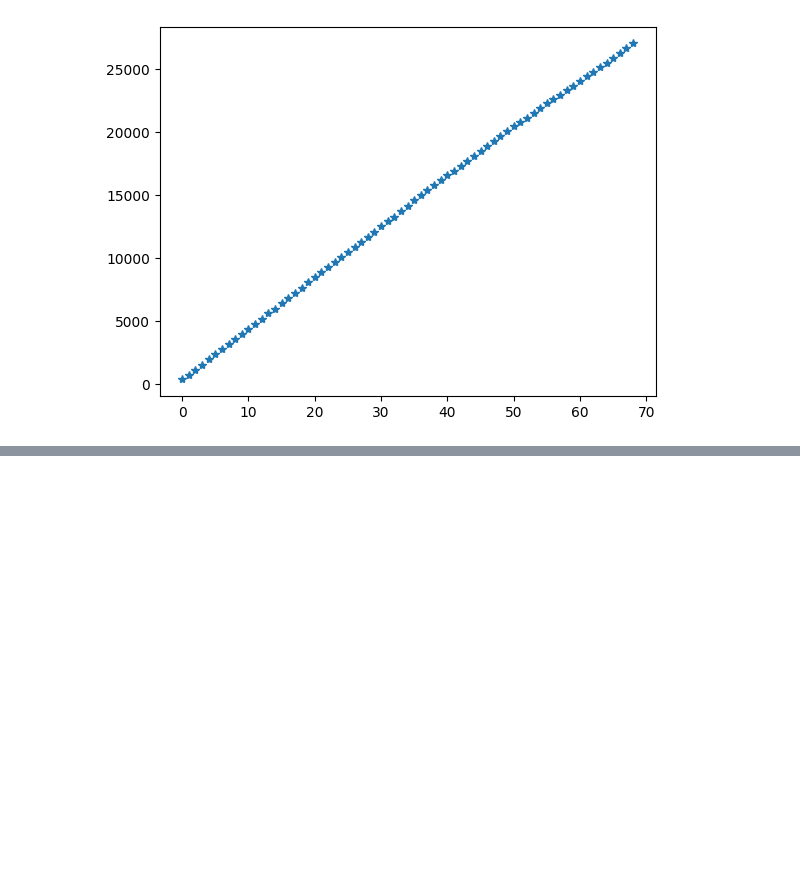
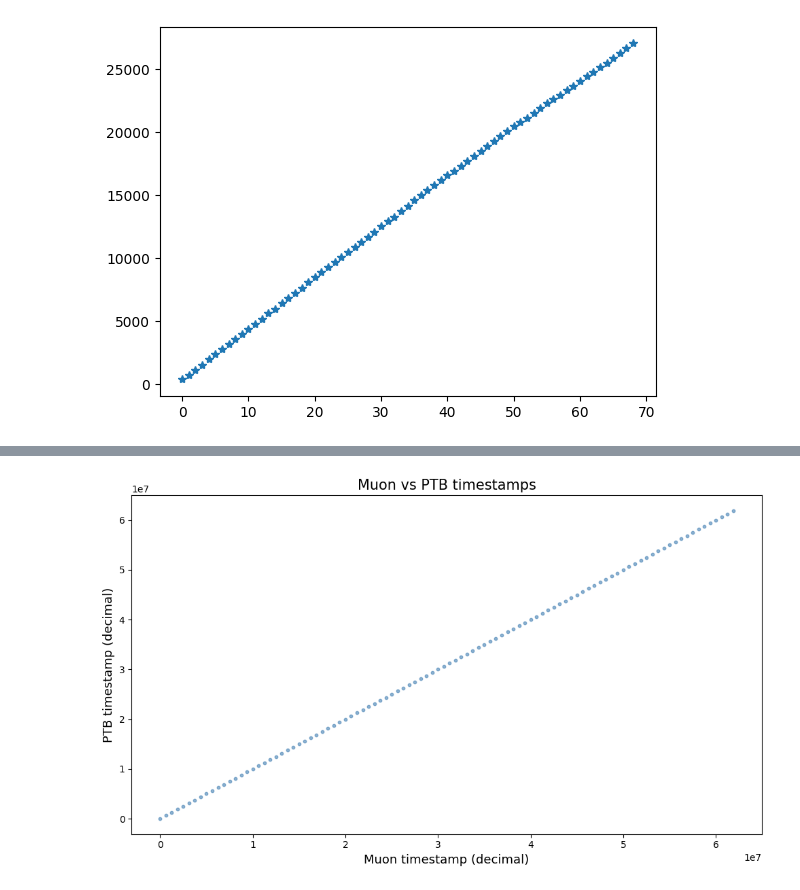
Before and after one commit to wtoslac/EosAnalyses, a Jupyter notebook: Wing/MuonReadoutDAQSync.ipynb, the cells around one changed output, grey strips where cells are left out. Drawn from its saved outputs; the diff is of its cells as text; code cells hidden in the pictures; blank space fills up the shorter version.

```diff
--- a/Wing/MuonReadoutDAQSync.ipynb
+++ b/Wing/MuonReadoutDAQSync.ipynb
@@ -53,0 +101,15 @@ PTB timestamps  (85 entries):
+# %%
+fig, ax = plt.subplots(figsize=(10, 6))
+ax.scatter(muon_timestamps[0:100], ptb_timestamps[0:100],
+           s=10, alpha=0.6, color='steelblue')
+
+ax.set_xlabel('Muon timestamp (decimal)', fontsize=13)
+ax.set_ylabel('PTB timestamp (decimal)',  fontsize=13)
+ax.set_title('Muon vs PTB timestamps', fontsize=15)
+ax.ticklabel_format(style='sci', axis='both', scilimits=(0, 0))
+
+plt.tight_layout()
+plt.savefig('muon_vs_ptb_scatter.png', dpi=150)
+plt.show()
+# %% [output]
+[figure, added]
```
Also changed, not shown: parts of 7 cells of this notebook.
